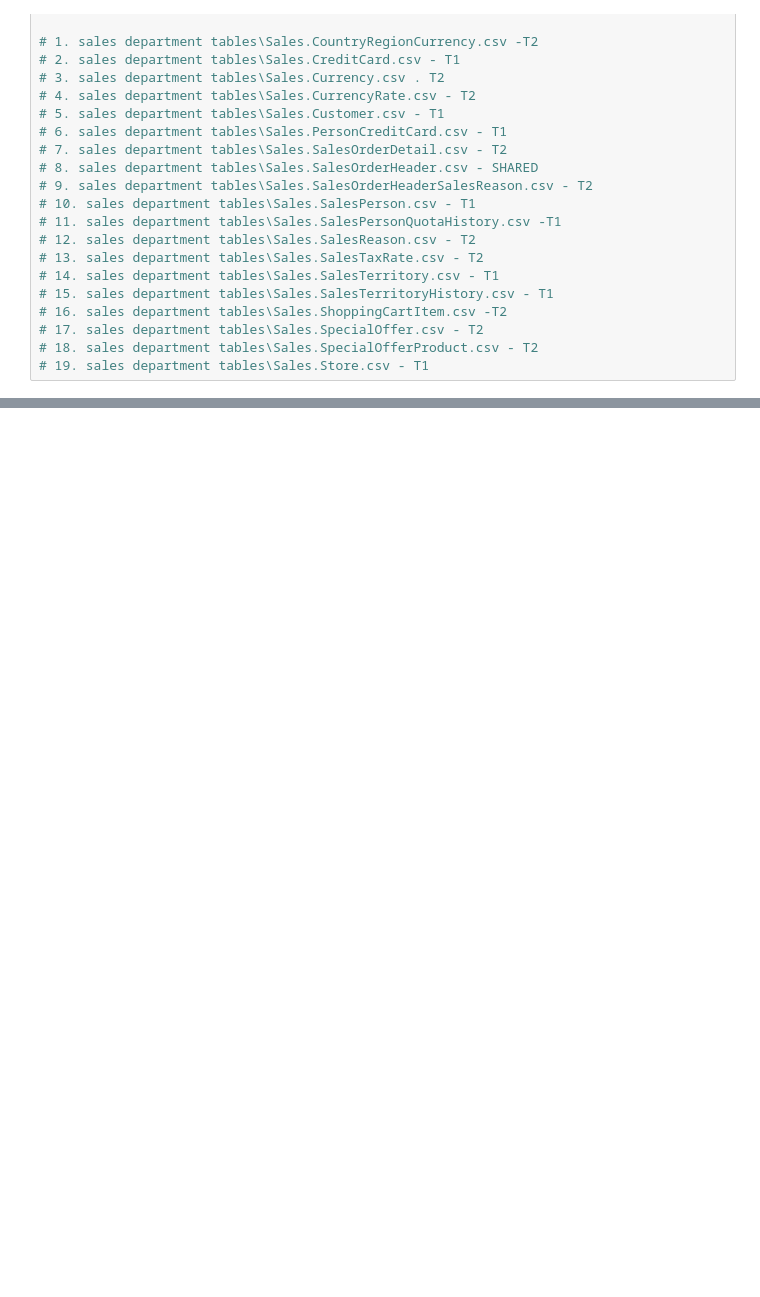
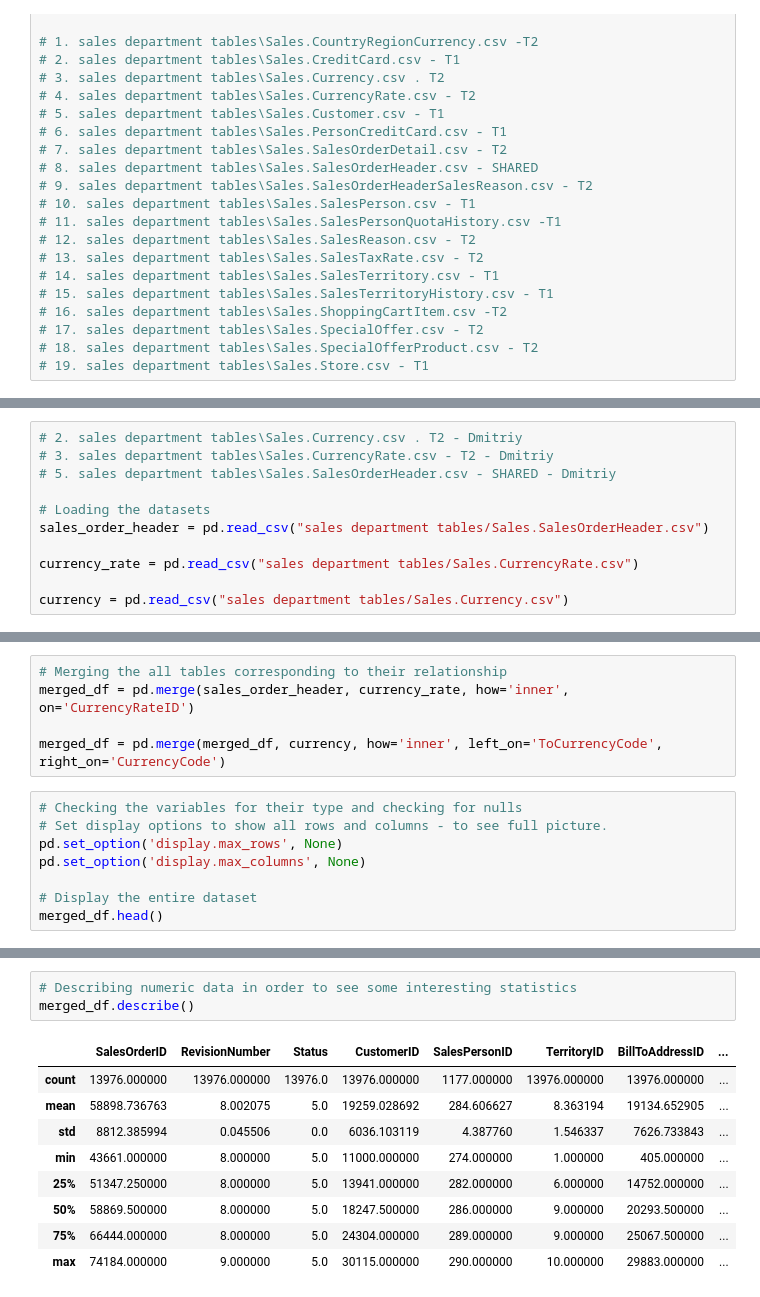
Before and after one commit to tigershawt/FinalProjectPerdi, a Jupyter notebook: eda.ipynb, the cells around one changed output, grey strips where cells are left out. Saved outputs shown, nothing was run; the diff lists cells and outputs as text; blank space fills up the shorter version.

Commit message:
EDA dmitriy

```diff
--- a/eda.ipynb
+++ b/eda.ipynb
@@ -27,0 +41,11 @@ import os
+# %%
+# 2. sales department tables\Sales.Currency.csv . T2 - Dmitriy
+# 3. sales department tables\Sales.CurrencyRate.csv - T2 - Dmitriy
+# 5. sales department tables\Sales.SalesOrderHeader.csv - SHARED - Dmitriy
+
+# Loading the datasets
+sales_order_header = pd.read_csv("sales department tables/Sales.SalesOrderHeader.csv")
+
+currency_rate = pd.read_csv("sales department tables/Sales.CurrencyRate.csv")
+
+currency = pd.read_csv("sales department tables/Sales.Currency.csv")
@@ -27,0 +69,13 @@ import os
+# %%
+# Merging the all tables corresponding to their relationship
+merged_df = pd.merge(sales_order_header, currency_rate, how='inner', on='CurrencyRateID')
+
+merged_df = pd.merge(merged_df, currency, how='inner', left_on='ToCurrencyCode', right_on='CurrencyCode')
+# %%
+# Checking the variables for their type and checking for nulls
+# Set display options to show all rows and columns - to see full picture.
+pd.set_option('display.max_rows', None)
+pd.set_option('display.max_columns', None)
+
+# Display the entire dataset
+merged_df.head()
@@ -27,0 +89,13 @@ import os
+# %%
+# Describing numeric data in order to see some interesting statistics
+merged_df.describe()
+# %% [output]
+|  | SalesOrderID | RevisionNumber | Status | CustomerID | SalesPersonID | TerritoryID | BillToAddressID | ... |
+| count | 13976.000000 | 13976.000000 | 13976.0 | 13976.000000 | 1177.000000 | 13976.000000 | 13976.000000 | ... |
+| mean | 58898.736763 | 8.002075 | 5.0 | 19259.028692 | 284.606627 | 8.363194 | 19134.652905 | ... |
+| std | 8812.385994 | 0.045506 | 0.0 | 6036.103119 | 4.387760 | 1.546337 | 7626.733843 | ... |
+| min | 43661.000000 | 8.000000 | 5.0 | 11000.000000 | 274.000000 | 1.000000 | 405.000000 | ... |
+| 25% | 51347.250000 | 8.000000 | 5.0 | 13941.000000 | 282.000000 | 6.000000 | 14752.000000 | ... |
+| 50% | 58869.500000 | 8.000000 | 5.0 | 18247.500000 | 286.000000 | 9.000000 | 20293.500000 | ... |
+| 75% | 66444.000000 | 8.000000 | 5.0 | 24304.000000 | 289.000000 | 9.000000 | 25067.500000 | ... |
+| max | 74184.000000 | 9.000000 | 5.0 | 30115.000000 | 290.000000 | 10.000000 | 29883.000000 | ... |
```
Also changed, not shown: parts of 14 cells of this notebook, 2 other files.
